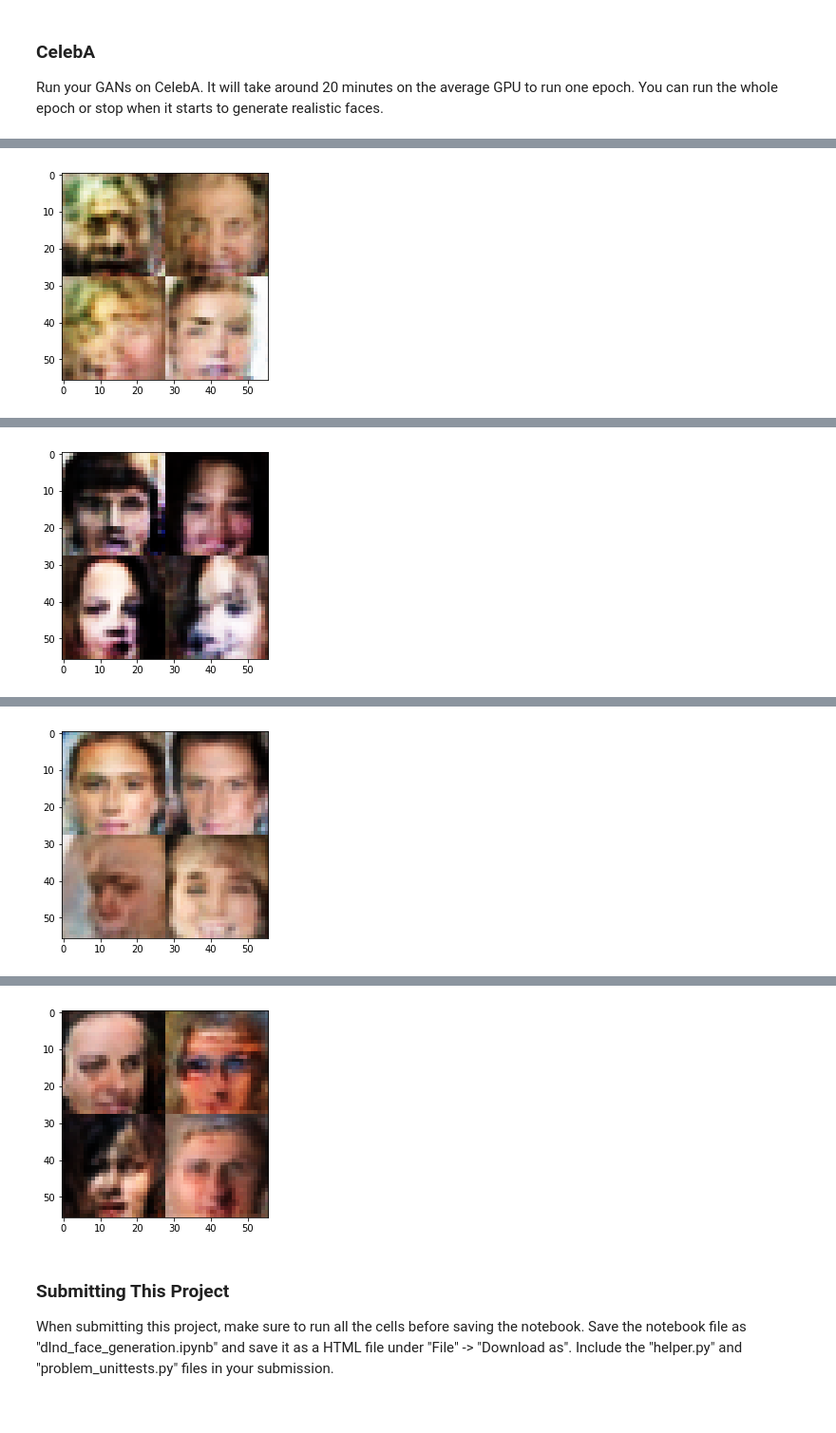
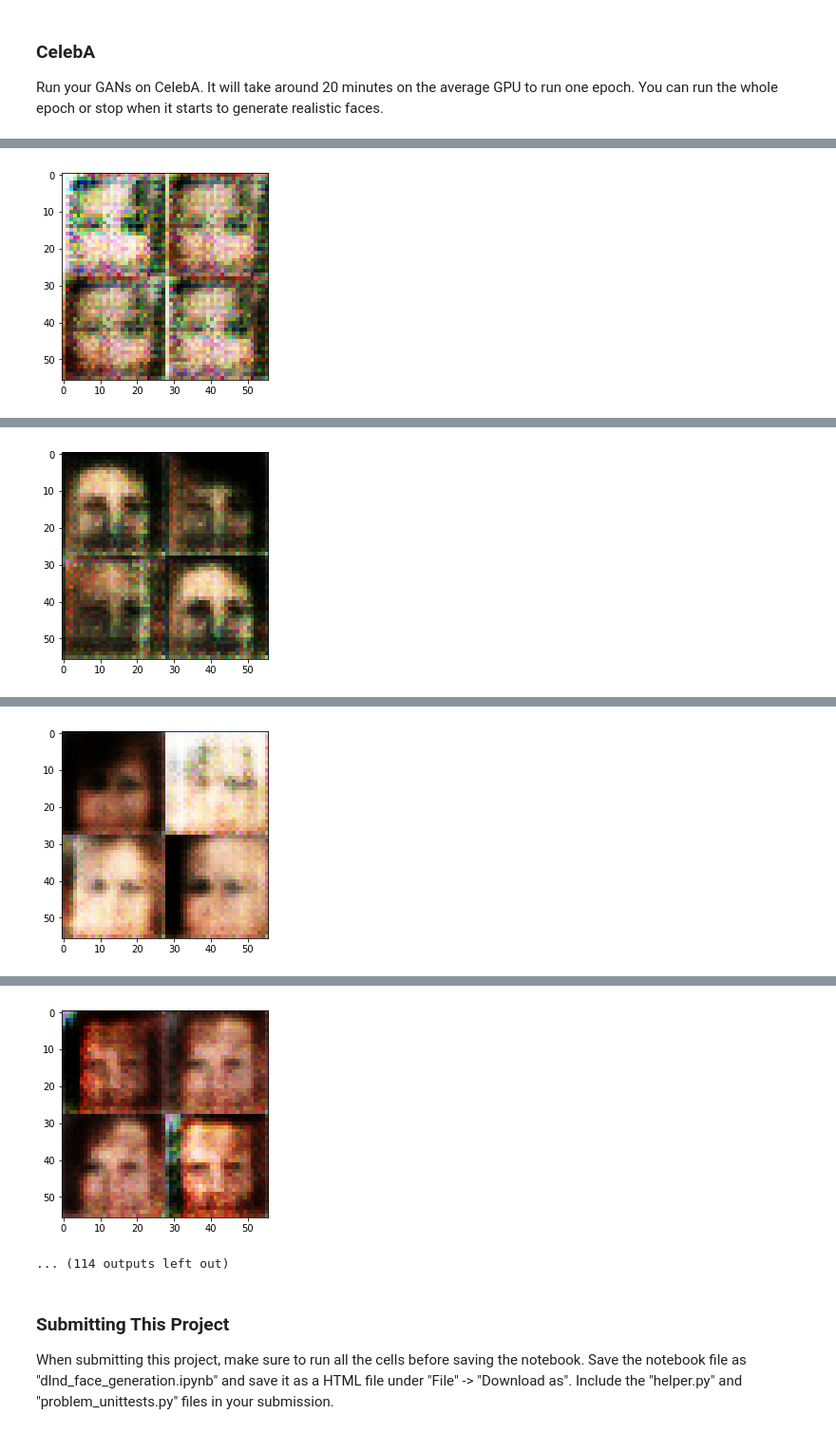
Before and after one commit to aadithya93/my_deepleanring_nd, a Jupyter notebook: face_generation/dlnd_face_generation.ipynb, the cells around one changed output, grey strips where cells are left out. Shown at 95% size. Saved outputs shown, nothing was run; the diff lists cells and outputs as text; code cells hidden in the pictures.

```diff
--- a/face_generation/dlnd_face_generation.ipynb
+++ b/face_generation/dlnd_face_generation.ipynb
@@ -150,23 +150,23 @@ def discriminator(images, reuse=False, alpha=0.2):
     """
     # TODO: Implement Function
     with tf.variable_scope('discriminator', reuse=reuse):
-        x = tf.layers.conv2d(images, 64, 4, strides=2, padding='SAME')
+        x = tf.layers.conv2d(images, 128, 4, strides=2, padding='SAME')
         x_out = tf.maximum(alpha*x, x)
         #14*14*64
 
-        x1 = tf.layers.conv2d(x_out, 128, 4, strides=2, padding='SAME')
+        x1 = tf.layers.conv2d(x_out, 256, 4, strides=2, padding='SAME')
         x1_norm = tf.layers.batch_normalization(x1, training=True)
         x1_out = tf.maximum(alpha*x1_norm, x1_norm)
-        x1_drop = tf.layers.dropout(x1_out, rate=0.4)
+        x1_drop = tf.layers.dropout(x1_out, rate=0.25)
         #7*7*128
 
-        x2 = tf.layers.conv2d(x1_drop, 256, 4, strides=2, padding='VALID')
+        x2 = tf.layers.conv2d(x1_drop, 512, 4, strides=2, padding='VALID')
         x2_norm = tf.layers.batch_normalization(x2, training=True)
         x2_out = tf.maximum(alpha*x2_norm, x2_norm)
-        x2_drop = tf.layers.dropout(x2_out, rate=0.4)
+        x2_drop = tf.layers.dropout(x2_out, rate=0.25)
         #2*2*256
 
-        flatten = tf.reshape(x2_drop, (-1, 2*2*256))
+        flatten = tf.reshape(x2_drop, (-1, 2*2*512))
         logits = tf.layers.dense(flatten, 1)
         out = tf.sigmoid(logits)
     return out, logits
@@ -203,22 +203,22 @@ def generator(z, out_channel_dim, is_train=True, alpha=0.2):
         x1 = tf.layers.conv2d_transpose(x_out, 256, 5, strides=2, padding='VALID')
         x1_norm = tf.layers.batch_normalization(x1, training=is_train)
         x1_out = tf.nn.relu(x1_norm)
-#         x1_drop = tf.layers.dropout(x1_out, rate=0.2)
+        x1_drop = tf.layers.dropout(x1_out, rate=0.2)
         #7*7*256
 
-        x2 = tf.layers.conv2d_transpose(x1_out, 128, 5, strides=2, padding='SAME')
+        x2 = tf.layers.conv2d_transpose(x1_drop, 128, 5, strides=2, padding='SAME')
         x2_norm = tf.layers.batch_normalization(x2, training=is_train)
         x2_out = tf.nn.relu(x2_norm)
-#         x2_drop = tf.layers.dropout(x2_out, rate=0.2)
+        x2_drop = tf.layers.dropout(x2_out, rate=0.2)
         #14*14*128
 
-        x3 = tf.layers.conv2d_transpose(x2_out, 64, 5, strides=2, padding='SAME')
+        x3 = tf.layers.conv2d_transpose(x2_drop, 64, 5, strides=2, padding='SAME')
         x3_norm = tf.layers.batch_normalization(x3, training=is_train)
         x3_out = tf.nn.relu(x3_norm)
-#         x3_drop = tf.layers.dropout(x3_out, rate=0.2)
+        x3_drop = tf.layers.dropout(x3_out, rate=0.2)
         #28*28*64
 
-        logits = tf.layers.conv2d_transpose(x3_out, out_channel_dim, 5, strides=1, padding='SAME')
+        logits = tf.layers.conv2d_transpose(x3_drop, out_channel_dim, 5, strides=1, padding='SAME')
         out = tf.tanh(logits)
         #28*28*out_channel_dim
 
@@ -351,7 +351,7 @@ def train(epoch_count, batch_size, z_dim, learning_rate, beta1, get_batches, dat
     :param data_image_mode: The image mode to use for images ("RGB" or "L")
     """
     # TODO: Build Model
-    alpha=0.15
+    alpha=0.12
     out_channel_dim = 1 if data_image_mode == "L" else 3
     input_real, input_z, lr = model_inputs(data_shape[1], data_shape[2], data_shape[3], z_dim)
     d_loss, g_loss = model_loss(input_real, input_z, out_channel_dim, alpha)
@@ -370,7 +370,7 @@ def train(epoch_count, batch_size, z_dim, learning_rate, beta1, get_batches, dat
                 _ = sess.run(d_opt, feed_dict={input_real: batch_images, input_z:batch_z, lr:learning_rate})
                 _ = sess.run(g_opt, feed_dict={input_real: batch_images, input_z:batch_z, lr:learning_rate})
 
-                if steps % 1000 == 0:
+                if steps % 100 == 0:
                     d_train_loss = d_loss.eval({input_real:batch_images, input_z:batch_z})
                     g_train_loss = g_loss.eval({input_z:batch_z})
 
@@ -416,7 +416,7 @@ Epoch 7/10 Discriminator loss: 0.9690 Generator loss: 0.9698
 ### CelebA
 Run your GANs on CelebA.  It will take around 20 minutes on the average GPU to run one epoch.  You can run the whole epoch or stop when it starts to generate realistic faces.
 # %%
-batch_size = 64
+batch_size = 32
 z_dim = 100
 learning_rate = 0.0002
 beta1 = 0.5
@@ -425,7 +425,7 @@ beta1 = 0.5
 """
 DON'T MODIFY ANYTHING IN THIS CELL THAT IS BELOW THIS LINE
 """
-epochs = 10
+epochs = 1
 
 celeba_dataset = helper.Dataset('celeba', glob(os.path.join(data_dir, 'img_align_celeba/*.jpg')))
 with tf.Graph().as_default():
@@ -440 +440 @@ Epoch 1/2 Discriminator loss: 1.2525 Generator loss: 0.9975
-[figure, old version]
+[figure, new version]
@@ -442 +442 @@ Epoch 2/2 Discriminator loss: 1.1857 Generator loss: 0.7728
-[figure, old version]
+[figure, new version]
@@ -444 +444 @@ Epoch 2/2 Discriminator loss: 0.9651 Generator loss: 1.2532
-[figure, old version]
+[figure, new version]
@@ -446,4 +446,5 @@ Epoch 2/2 Discriminator loss: 1.1969 Generator loss: 0.7909
-[figure, old version]
+[figure, new version]
+... (114 outputs left out)
 # %% [markdown]
 ### Submitting This Project
 When submitting this project, make sure to run all the cells before saving the notebook. Save the notebook file as "dlnd_face_generation.ipynb" and save it as a HTML file under "File" -> "Download as". Include the "helper.py" and "problem_unittests.py" files in your submission.
```
Also changed, not shown: parts of 4 cells of this notebook.
